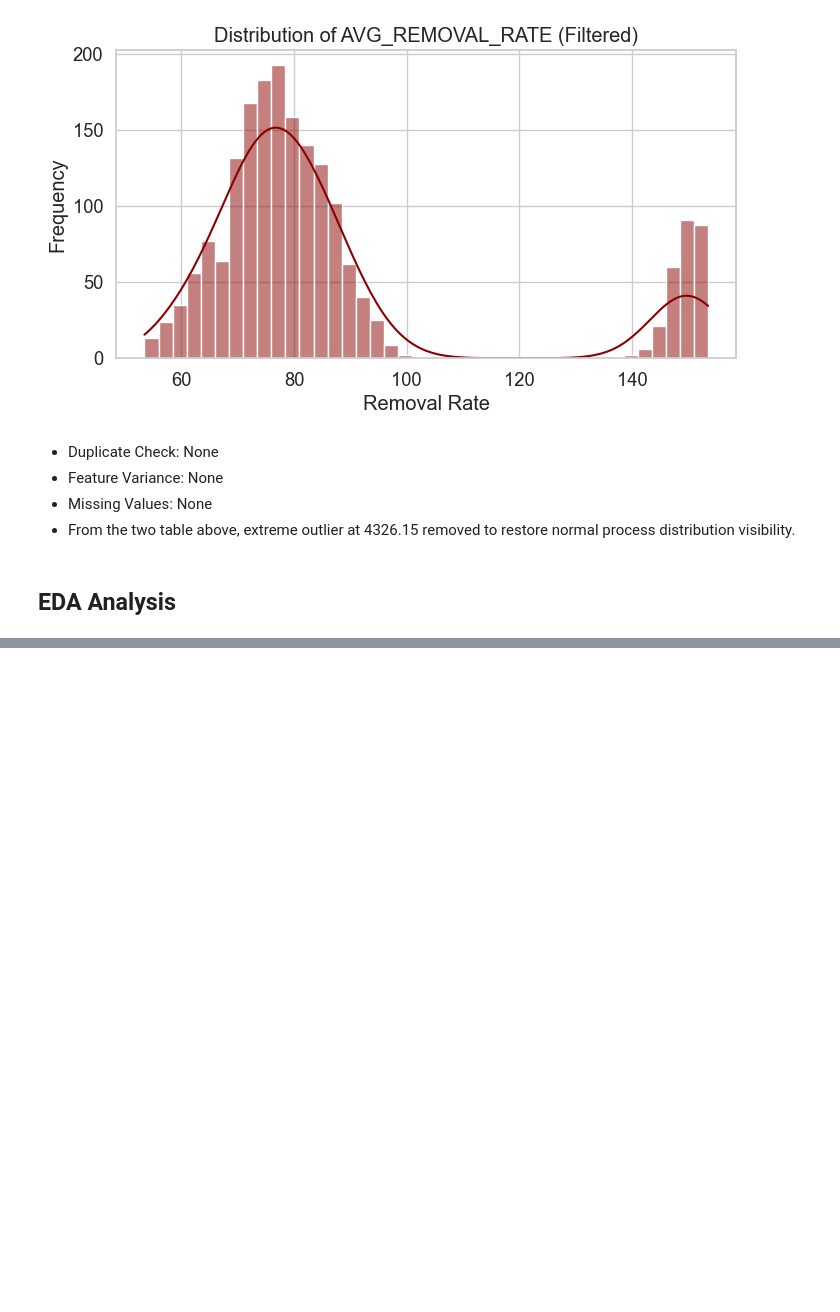
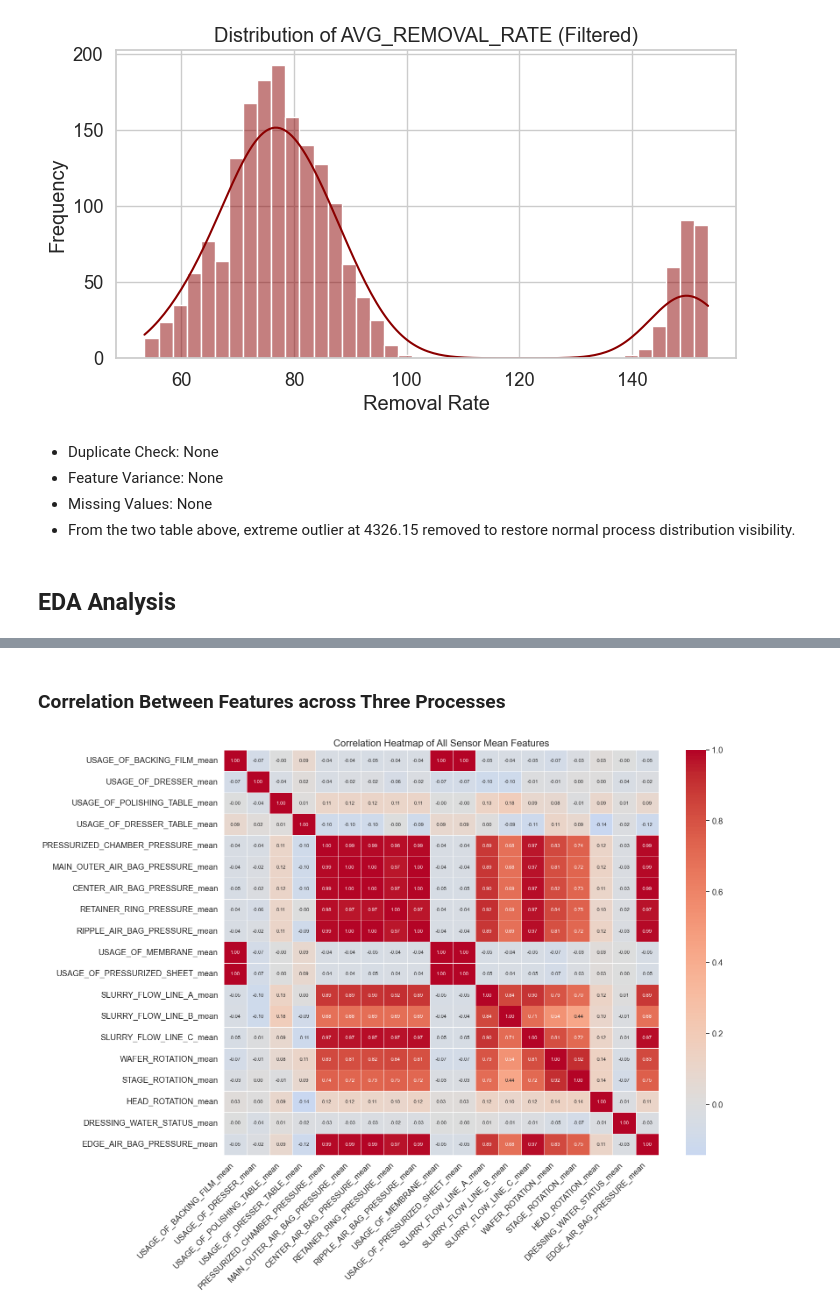
Before and after one commit to XuanWeiWang-999/1142MDS_Project_313652018_Xuan-Wei-Wang, a Jupyter notebook: Assignment02/Assignmnet 02.ipynb, the cells around one changed output, grey strips where cells are left out. Drawn from its saved outputs; the diff is of its cells as text; code cells hidden in the pictures; blank space fills up the shorter version.

```diff
--- a/Assignment02/Assignmnet 02.ipynb
+++ b/Assignment02/Assignmnet 02.ipynb
@@ -656,0 +739,21 @@ Passing `palette` without assigning `hue` is deprecated and will be removed in v
+# %% [markdown]
+### Correlation Between Features across Three Processes
+# %%
+mean_features = [col for col in df_clean.columns if '_mean' in col]
+mean_corr_matrix = df_clean[mean_features].corr()
+plt.figure(figsize=(16, 12))
+sns.heatmap(
+    mean_corr_matrix,
+    annot=True,
+    cmap='coolwarm',
+    center=0,
+    fmt='.2f',
+    annot_kws={"size": 8},
+    linewidths=0.5
+)
+
+plt.title('Correlation Heatmap of All Sensor Mean Features', fontsize=16)
+plt.xticks(rotation=45, ha='right')
+plt.show()
+# %% [output]
+[figure, added]
```
Also changed, not shown: parts of 10 cells of this notebook.
